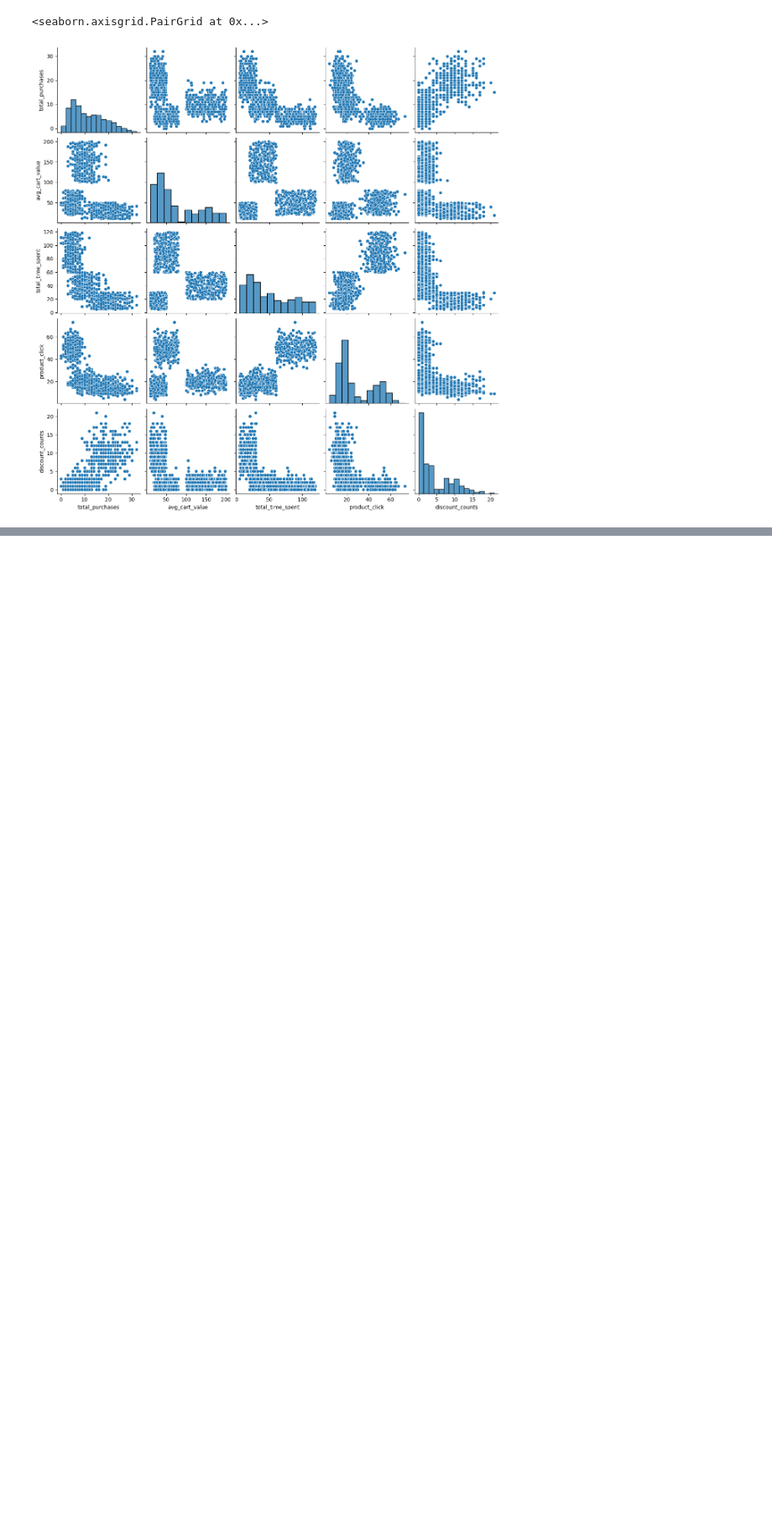
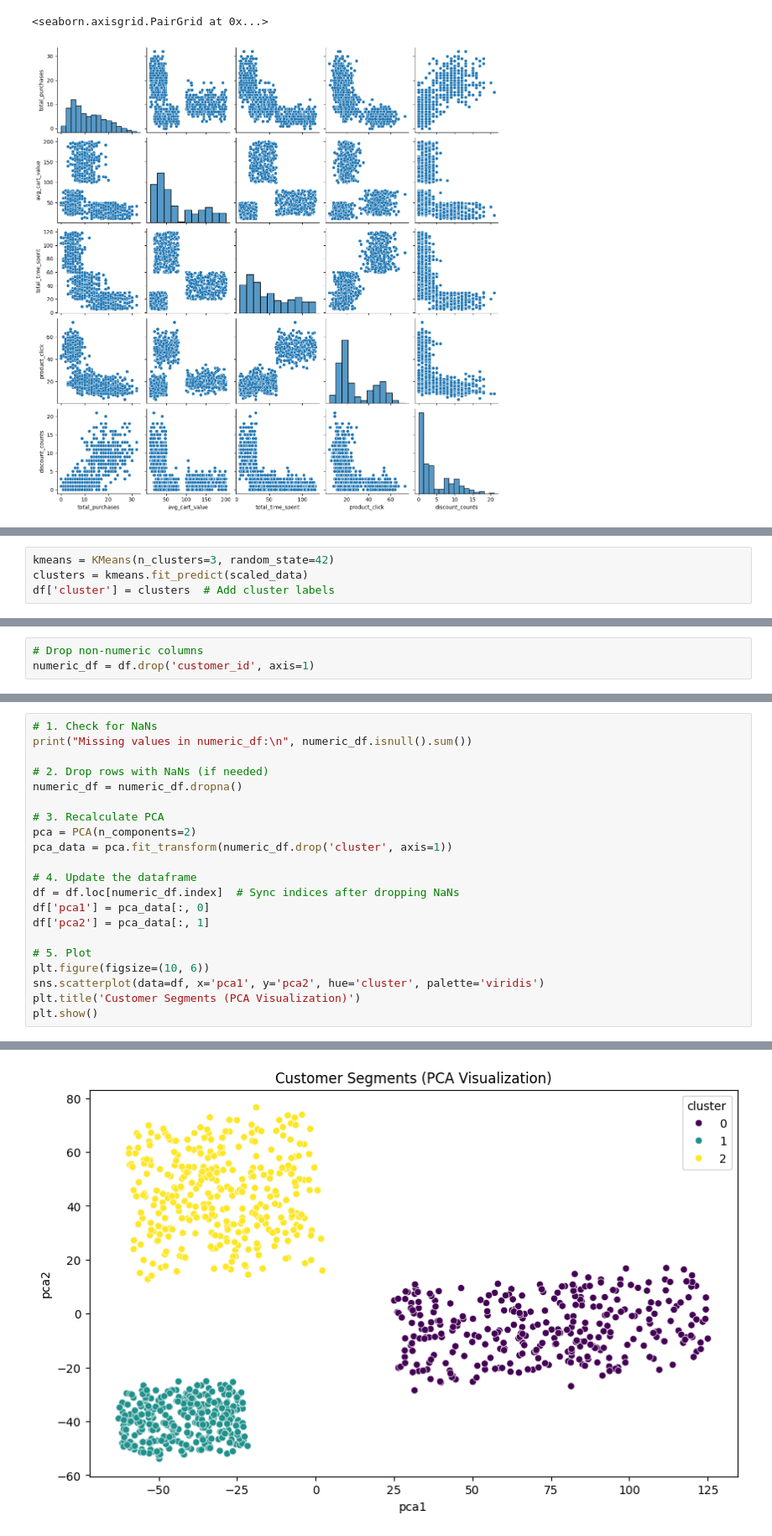
Before and after one commit to SamsudeenAshad/Intellihack_TetraNeurons_02, a Jupyter notebook: Customer Segmentation Script.ipynb, the cells around one changed output, grey strips where cells are left out. Shown at 84% size. Drawn from its saved outputs; the diff is of its cells as text; blank space fills up the shorter version.

```diff
--- a/Customer Segmentation Script.ipynb
+++ b/Customer Segmentation Script.ipynb
@@ -257,0 +313,4 @@ ValueError: could not convert string to float: 'CM00000'
+# %%
+kmeans = KMeans(n_clusters=3, random_state=42)
+clusters = kmeans.fit_predict(scaled_data)
+df['cluster'] = clusters  # Add cluster labels
@@ -257,0 +330,3 @@ ValueError: could not convert string to float: 'CM00000'
+# %%
+# Drop non-numeric columns
+numeric_df = df.drop('customer_id', axis=1)
@@ -257,0 +348,22 @@ ValueError: could not convert string to float: 'CM00000'
+# %%
+# 1. Check for NaNs
+print("Missing values in numeric_df:\n", numeric_df.isnull().sum())
+
+# 2. Drop rows with NaNs (if needed)
+numeric_df = numeric_df.dropna()
+
+# 3. Recalculate PCA
+pca = PCA(n_components=2)
+pca_data = pca.fit_transform(numeric_df.drop('cluster', axis=1))
+
+# 4. Update the dataframe
+df = df.loc[numeric_df.index]  # Sync indices after dropping NaNs
+df['pca1'] = pca_data[:, 0]
+df['pca2'] = pca_data[:, 1]
+
+# 5. Plot
+plt.figure(figsize=(10, 6))
+sns.scatterplot(data=df, x='pca1', y='pca2', hue='cluster', palette='viridis')
+plt.title('Customer Segments (PCA Visualization)')
+plt.show()
+# %% [output]
@@ -257,0 +378 @@ ValueError: could not convert string to float: 'CM00000'
+[figure, added]
```
Also changed, not shown: parts of 15 cells of this notebook.
